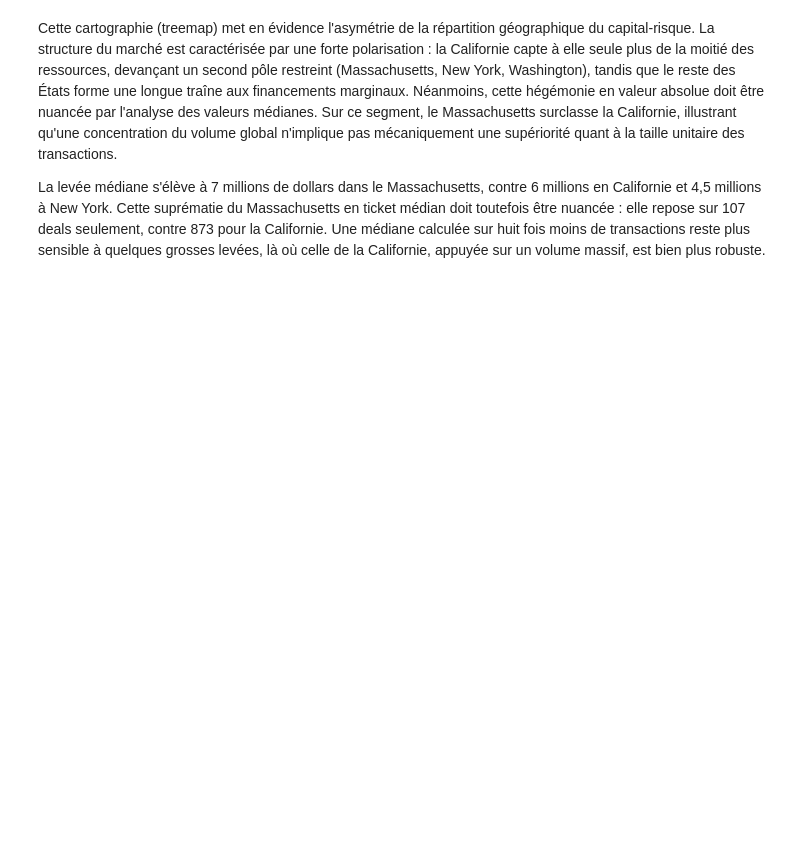
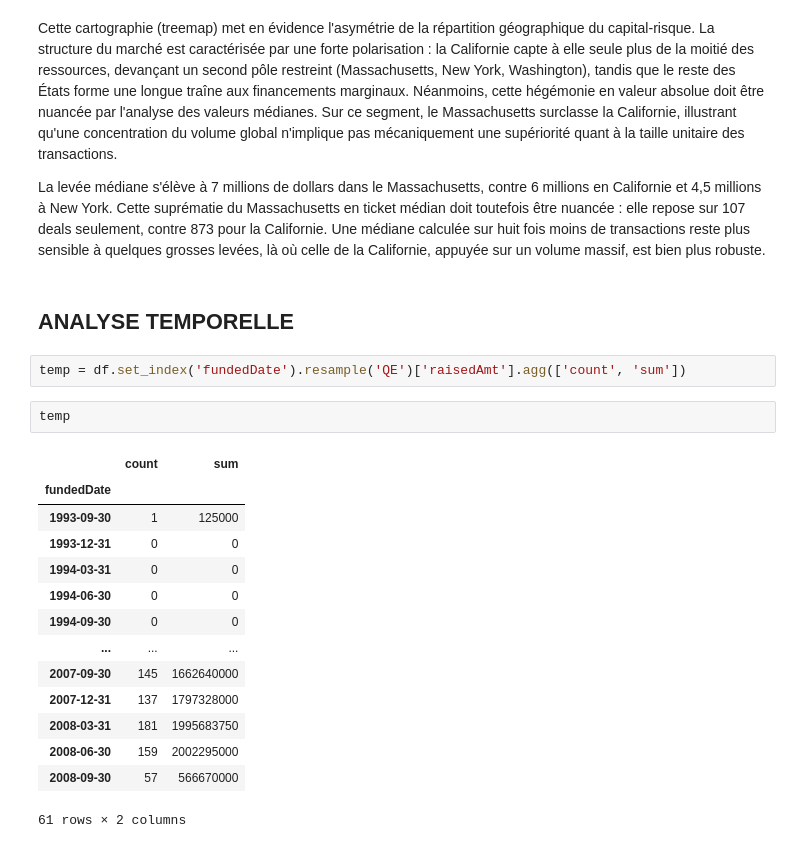
Before and after one commit to boubagn-rgb/techcrunch-funding-analysis, a Jupyter notebook: notebooks/nettoyage_exploration.ipynb, the cells around one changed output. Saved outputs shown, nothing was run; the diff lists cells and outputs as text; blank space fills up the shorter version.

```diff
--- a/notebooks/nettoyage_exploration.ipynb
+++ b/notebooks/nettoyage_exploration.ipynb
@@ -223,3 +301,24 @@ fig.show()
 Cette cartographie (treemap) met en évidence l'asymétrie de la répartition géographique du capital-risque. La structure du marché est caractérisée par une forte polarisation : la Californie capte à elle seule plus de la moitié des ressources, devançant un second pôle restreint (Massachusetts, New York, Washington), tandis que le reste des États forme une longue traîne aux financements marginaux. Néanmoins, cette hégémonie en valeur absolue doit être nuancée par l'analyse des valeurs médianes. Sur ce segment, le Massachusetts surclasse la Californie, illustrant qu'une concentration du volume global n'implique pas mécaniquement une supériorité quant à la taille unitaire des transactions.
 
 La levée médiane s'élève à 7 millions de dollars dans le Massachusetts, contre 6 millions en Californie et 4,5 millions à New York. Cette suprématie du Massachusetts en ticket médian doit toutefois être nuancée : elle repose sur 107 deals seulement, contre 873 pour la Californie. Une médiane calculée sur huit fois moins de transactions reste plus sensible à quelques grosses levées, là où celle de la Californie, appuyée sur un volume massif, est bien plus robuste.
+# %% [markdown]
+## ANALYSE TEMPORELLE
+# %%
+temp = df.set_index('fundedDate').resample('QE')['raisedAmt'].agg(['count', 'sum'])
+# %%
+temp
+# %% [output]
+|  | count | sum |
+| fundedDate |  |  |
+| 1993-09-30 | 1 | 125000 |
+| 1993-12-31 | 0 | 0 |
+| 1994-03-31 | 0 | 0 |
+| 1994-06-30 | 0 | 0 |
+| 1994-09-30 | 0 | 0 |
+| ... | ... | ... |
+| 2007-09-30 | 145 | 1662640000 |
+| 2007-12-31 | 137 | 1797328000 |
+| 2008-03-31 | 181 | 1995683750 |
+| 2008-06-30 | 159 | 2002295000 |
+| 2008-09-30 | 57 | 566670000 |
+61 rows × 2 columns
```
Also changed, not shown: parts of 3 cells of this notebook.
